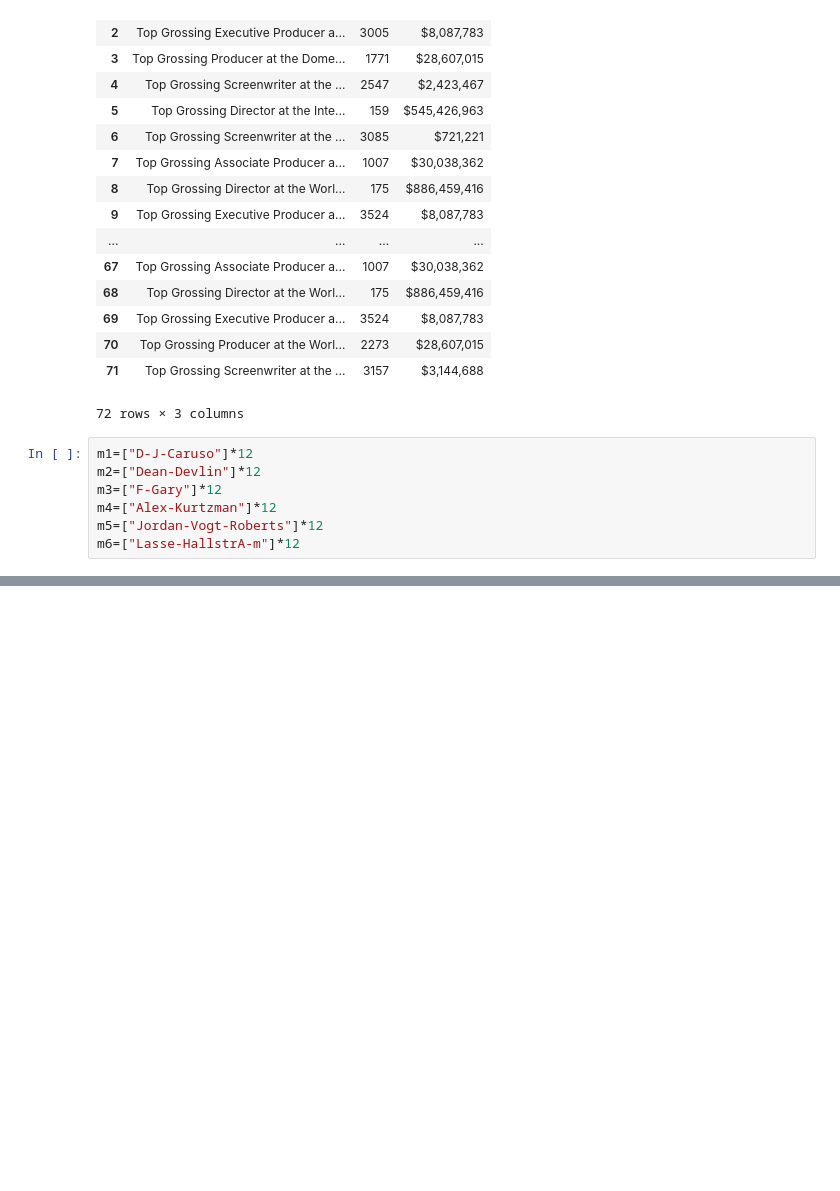
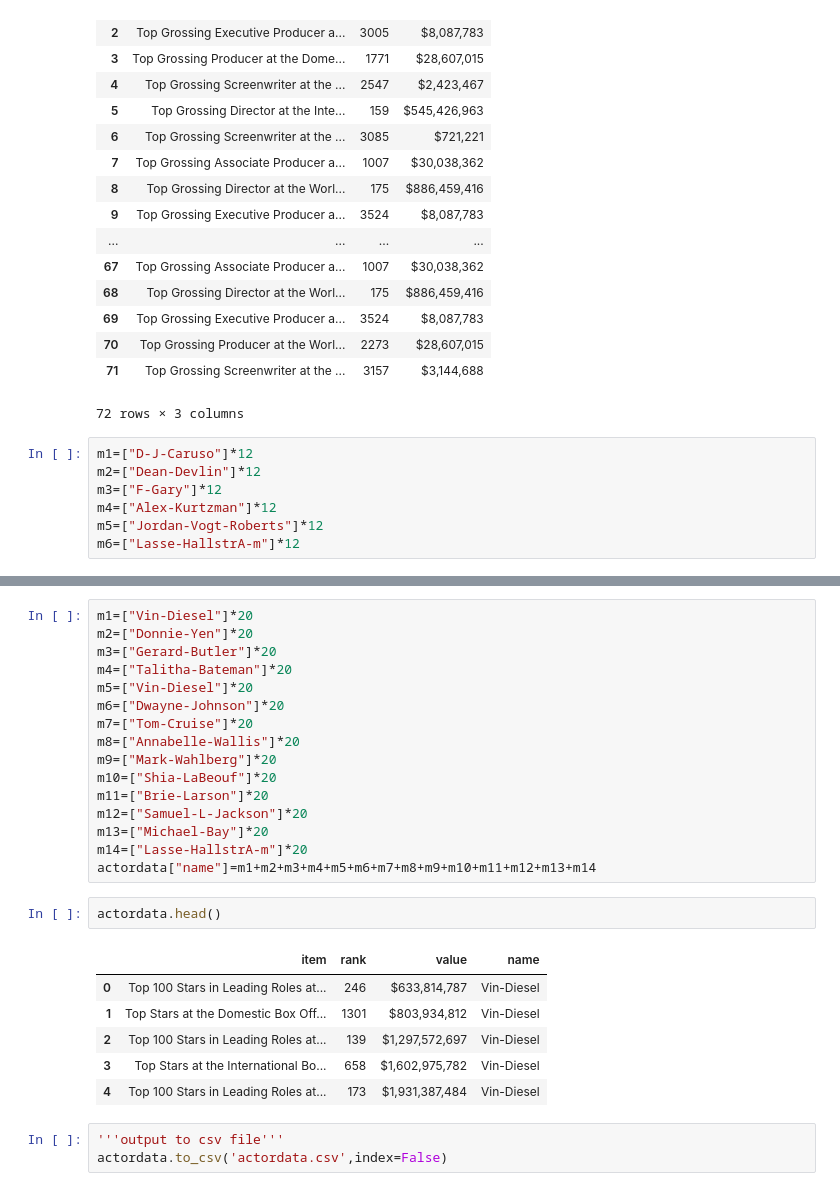
Before and after one commit to qxzhao1/STA-141b-Final-Project, a Jupyter notebook: actor and director data final 1.ipynb, the cells around one changed output, grey strips where cells are left out. Drawn from its saved outputs; the diff is of its cells as text; blank space fills up the shorter version.

```diff
--- a/actor and director data final 1.ipynb
+++ b/actor and director data final 1.ipynb
@@ -246,0 +321,28 @@ director_data.to_csv('directordata.csv',index=False)
+# %%
+m1=["Vin-Diesel"]*20
+m2=["Donnie-Yen"]*20
+m3=["Gerard-Butler"]*20
+m4=["Talitha-Bateman"]*20
+m5=["Vin-Diesel"]*20
+m6=["Dwayne-Johnson"]*20
+m7=["Tom-Cruise"]*20
+m8=["Annabelle-Wallis"]*20
+m9=["Mark-Wahlberg"]*20
+m10=["Shia-LaBeouf"]*20
+m11=["Brie-Larson"]*20
+m12=["Samuel-L-Jackson"]*20
+m13=["Michael-Bay"]*20
+m14=["Lasse-HallstrA-m"]*20
+actordata["name"]=m1+m2+m3+m4+m5+m6+m7+m8+m9+m10+m11+m12+m13+m14
+# %%
+actordata.head()
+# %% [output]
+|  | item | rank | value | name |
+| 0 | Top 100 Stars in Leading Roles at... | 246 | $633,814,787 | Vin-Diesel |
+| 1 | Top Stars at the Domestic Box Off... | 1301 | $803,934,812 | Vin-Diesel |
+| 2 | Top 100 Stars in Leading Roles at... | 139 | $1,297,572,697 | Vin-Diesel |
+| 3 | Top Stars at the International Bo... | 658 | $1,602,975,782 | Vin-Diesel |
+| 4 | Top 100 Stars in Leading Roles at... | 173 | $1,931,387,484 | Vin-Diesel |
+# %%
+'''output to csv file'''
+actordata.to_csv('actordata.csv',index=False)
```
Also changed, not shown: parts of 23 cells of this notebook.
